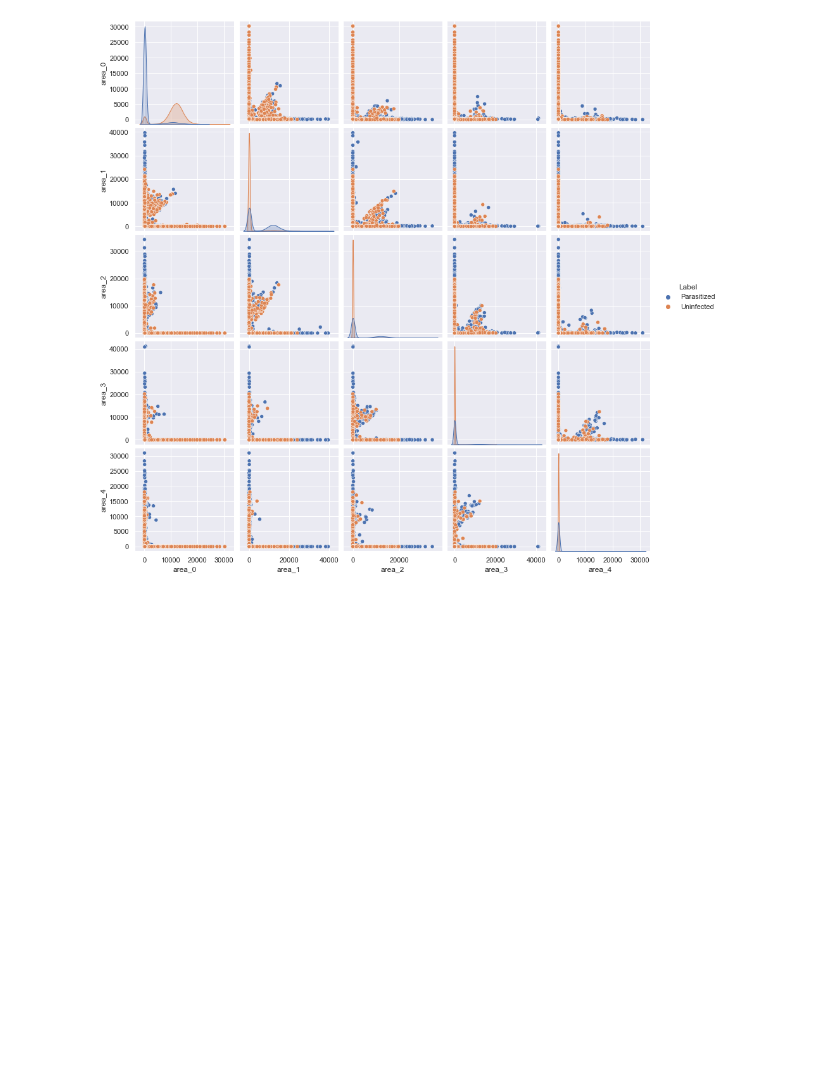
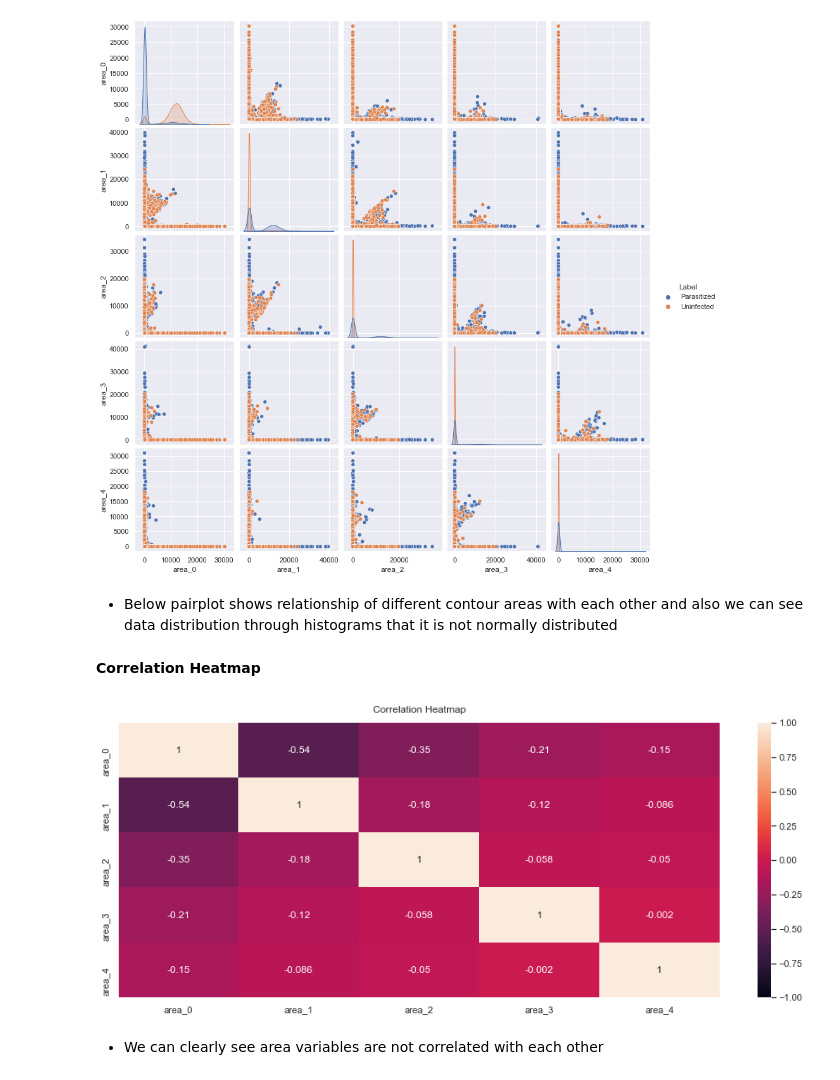
Before and after one commit to sagunesh-grover/AIDI-1002-Project, a Jupyter notebook: 2-Data Acquisition & Understanding/Data Acquisition & Understanding.ipynb, the cells around one changed output. Saved outputs shown, nothing was run; the diff lists cells and outputs as text; code cells hidden in the pictures; blank space fills up the shorter version.

Commit message:
Data Acquisition & Understanding

```diff
--- a/2-Data Acquisition & Understanding/Data Acquisition & Understanding.ipynb
+++ b/2-Data Acquisition & Understanding/Data Acquisition & Understanding.ipynb
@@ -348,3 +323,15 @@ sns.pairplot(df, hue="Label")
 # %% [output]
 <seaborn.axisgrid.PairGrid at 0x...>
 [figure]
+# %% [markdown]
+* Below pairplot shows relationship of different contour areas with each other and  also  we can see data distribution through histograms that it is not normally distributed
+# %% [markdown]
+**Correlation Heatmap**
+# %%
+plt.figure(figsize=(16, 6))
+heatmap = sns.heatmap(df.corr(), vmin=-1, vmax=1, annot=True)
+heatmap.set_title('Correlation Heatmap', fontdict={'fontsize':12}, pad=12);
+# %% [output]
+[figure, added]
+# %% [markdown]
+* We can clearly see area variables are not correlated with each other
```
Also changed, not shown: parts of 8 cells of this notebook, 2 other files.
